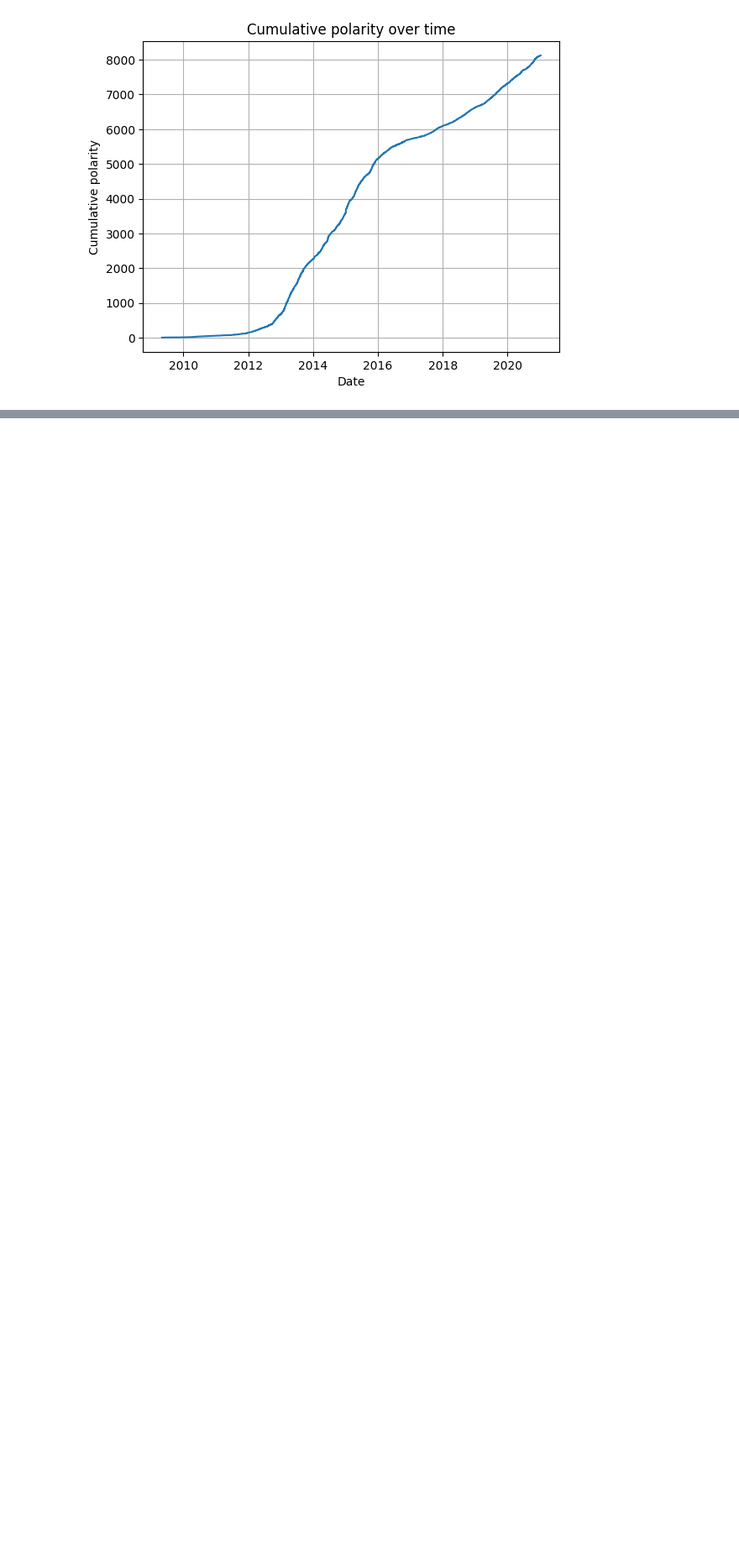
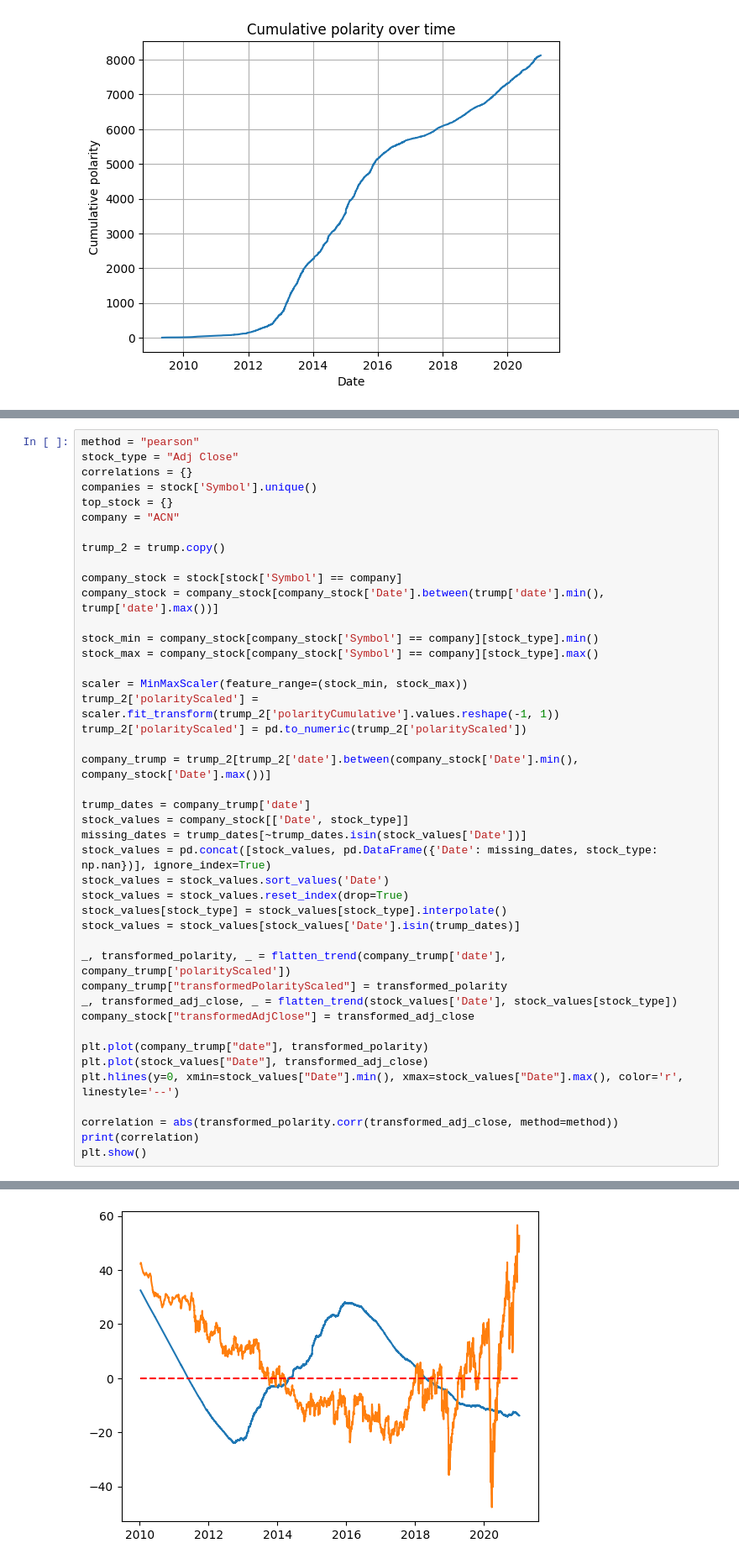
Before and after one commit to boyeaalhagie/trump-stock-predictor, a Jupyter notebook: trump_sp500_correlator.ipynb, the cells around one changed output, grey strips where cells are left out. Shown at 84% size. Saved outputs shown, nothing was run; the diff lists cells and outputs as text; blank space fills up the shorter version.

```diff
--- a/trump_sp500_correlator.ipynb
+++ b/trump_sp500_correlator.ipynb
@@ -51,0 +111,44 @@ plt.show()
+# %%
+method = "pearson"
+stock_type = "Adj Close"
+correlations = {}
+companies = stock['Symbol'].unique()
+top_stock = {}
+company = "ACN"
+
+trump_2 = trump.copy()
+
+company_stock = stock[stock['Symbol'] == company]
+company_stock = company_stock[company_stock['Date'].between(trump['date'].min(), trump['date'].max())]
+
+stock_min = company_stock[company_stock['Symbol'] == company][stock_type].min()
+stock_max = company_stock[company_stock['Symbol'] == company][stock_type].max()
+
+scaler = MinMaxScaler(feature_range=(stock_min, stock_max))
+trump_2['polarityScaled'] = scaler.fit_transform(trump_2['polarityCumulative'].values.reshape(-1, 1))
+trump_2['polarityScaled'] = pd.to_numeric(trump_2['polarityScaled'])
+
+company_trump = trump_2[trump_2['date'].between(company_stock['Date'].min(), company_stock['Date'].max())]
+
+trump_dates = company_trump['date']
+stock_values = company_stock[['Date', stock_type]]
+missing_dates = trump_dates[~trump_dates.isin(stock_values['Date'])]
+stock_values = pd.concat([stock_values, pd.DataFrame({'Date': missing_dates, stock_type: np.nan})], ignore_index=True)
+stock_values = stock_values.sort_values('Date')
+stock_values = stock_values.reset_index(drop=True)
+stock_values[stock_type] = stock_values[stock_type].interpolate()
+stock_values = stock_values[stock_values['Date'].isin(trump_dates)]
+
+_, transformed_polarity, _ = flatten_trend(company_trump['date'], company_trump['polarityScaled'])
+company_trump["transformedPolarityScaled"] = transformed_polarity
+_, transformed_adj_close, _ = flatten_trend(stock_values['Date'], stock_values[stock_type])
+company_stock["transformedAdjClose"] = transformed_adj_close
+
+plt.plot(company_trump["date"], transformed_polarity)
+plt.plot(stock_values["Date"], transformed_adj_close)
+plt.hlines(y=0, xmin=stock_values["Date"].min(), xmax=stock_values["Date"].max(), color='r', linestyle='--')
+
+correlation = abs(transformed_polarity.corr(transformed_adj_close, method=method))
+print(correlation)
+plt.show()
+# %% [output]
@@ -51,0 +156 @@ plt.show()
+[figure, added]
```
Also changed, not shown: parts of 11 cells of this notebook.
